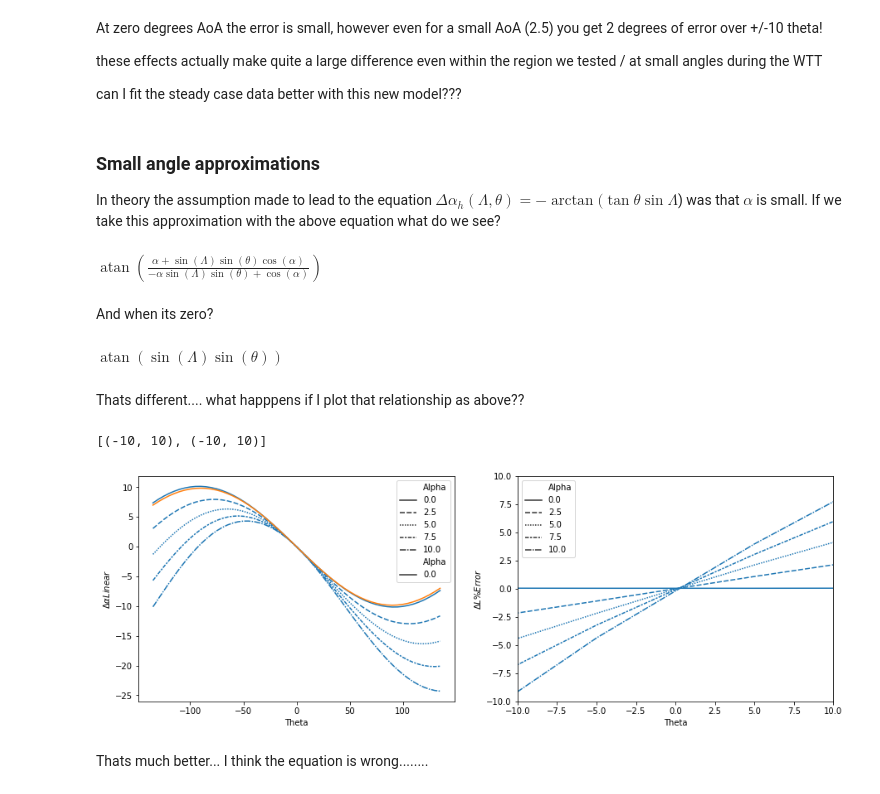
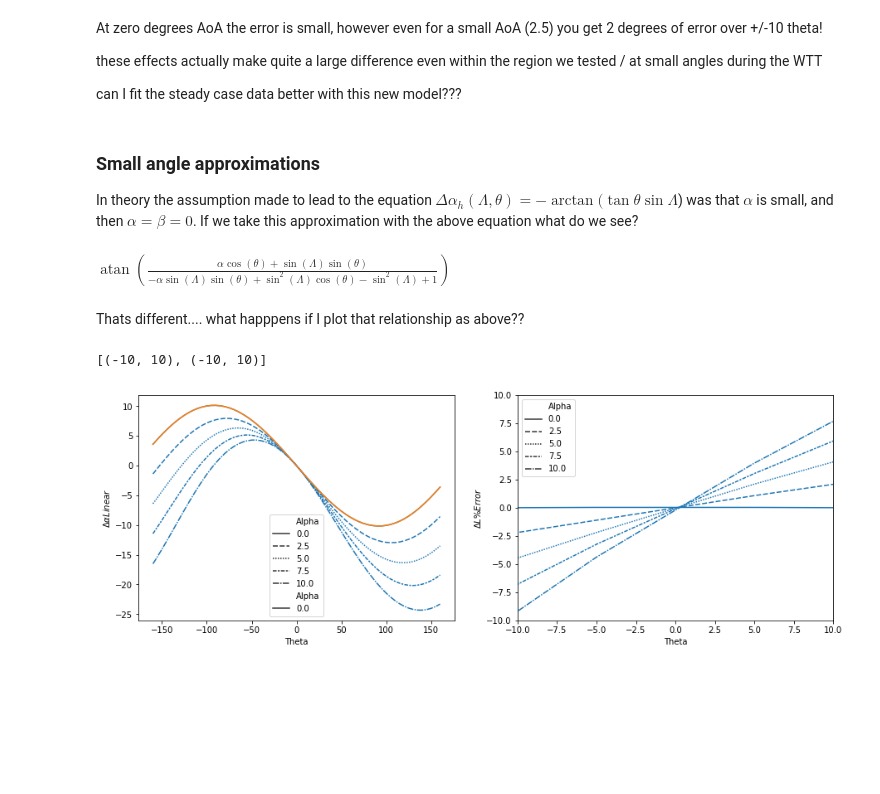
Before and after one commit to fh9g12/FwtModels, a Jupyter notebook: 7_HowDoesDeltaAlphaReallyVary.ipynb, the cells around one changed output. Drawn from its saved outputs; the diff is of its cells as text; code cells hidden in the pictures; blank space fills up the shorter version.

```diff
--- a/7_HowDoesDeltaAlphaReallyVary.ipynb
+++ b/7_HowDoesDeltaAlphaReallyVary.ipynb
@@ -55,8 +57,7 @@ import matplotlib.pyplot as plt
 # %%
 ## a/c to wind transform
 alpha,beta = sym.symbols(['alpha','beta'])
-V_Ac = sym.rot_axis2(-alpha)*sym.rot_axis3(-beta)  # transform from a/c to the velocity frame
-Ac_V = V_Ac**-1                                    # transform from velocity frame to a/c
+Ac_V = sym.rot_axis3(beta)*sym.rot_axis2(alpha)   # transform from a/c to the velocity frame
 
 
 ## a/c to Hinge transform
@@ -78,5 +79,6 @@ Vv = sym.Matrix([u,0,0])
 Vh = H_V * Vv
 
 f = sym.lambdify((alpha,beta,Lambda,theta,u),Vh)
+sym.print_latex(sym.simplify(Vh[2]/Vh[0]))
 Vh
 # %% [output]
@@ -98,10 +101,10 @@ This is assuming the cross flow has a negligable effect on the aerodynamics...
 
 Below I am going to calculate this velocity vector for multiple instances of each of the variables, we will then explore the parameter space.
 # %%
-AoAs = np.linspace(-10,10,9)
-Thetas = np.linspace(-135,135,55)
+AoAs = np.linspace(-10,10,5)
+Thetas = np.linspace(-180,180,137)
 Lambdas = np.linspace(-25,25,11)
-Betas = np.linspace(-25,25,11)
+Betas = np.array([0])
 
 dat = []
 
@@ -182,7 +259,9 @@ $\Delta L \propto u_h^2\Delta\alpha_h$
 
 Plotting this change for the same cases as above...
 # %%
-df['Delta Lift'] = df['u_h']*df['u_h']*np.deg2rad(df['DeltaAlpha_h'])
+AoA_e = np.deg2rad(df['DeltaAlpha_h'])
+df['Delta Lift'] = df['u_h']*df['u_h']*AoA_e
+# df['Delta Lift'] = df['u_h']*df['u_h']*AoA_e*np.cos(AoA_e)
 
 d = df[(pd.Series((np.isin(df['Lambda'],[-25,-20,-15,-10,-5,0])))) & (df['Alpha']==0) & (df['Beta']==0)]
 
@@ -265,43 +355,38 @@ can I fit the steady case data better with this new model???
 # %% [markdown]
 ### Small angle approximations
 
-In theory the assumption made to lead to the equation $\Delta\alpha_h(\Lambda,\theta) = -\arctan(\tan{\theta} \sin{\Lambda}$) was that $\alpha$ is small. If we take this approximation with the above equation what do we see?
+In theory the assumption made to lead to the equation $\Delta\alpha_h(\Lambda,\theta) = -\arctan(\tan{\theta} \sin{\Lambda}$) was that $\alpha$ is small, and then $\alpha = \beta = 0$. If we take this approximation with the above equation what do we see?
 # %%
 st = sym.sin(alpha)
 ct = sym.cos(alpha)
-Vh_lin = Vh.subs({beta:0,st:alpha,sym.cos(theta):1})
+Vh_lin = Vh.subs({beta:0,st:alpha,ct:1})
+sym.trigsimp(sym.atan(Vh_lin[2]/Vh_lin[0])).subs(alpha,0)
 sym.trigsimp(sym.atan(Vh_lin[2]/Vh_lin[0]))
 # %% [output]
-$\displaystyle \operatorname{atan}{\left(\frac{\alpha + \sin{\left(\Lambda \right)} \sin{\left(\theta \right)} \cos{\left(\alpha \right)}}{- \alpha \sin{\left(\Lambda \right)} \sin{\left(\theta \right)} + \cos{\left(\alpha \right)}} \right)}$
+$\displaystyle \operatorname{atan}{\left(\frac{\alpha \cos{\left(\theta \right)} + \sin{\left(\Lambda \right)} \sin{\left(\theta \right)}}{- \alpha \sin{\left(\Lambda \right)} \sin{\left(\theta \right)} + \sin^{2}{\left(\Lambda \right)} \cos{\left(\theta \right)} - \sin^{2}{\left(\Lambda \right)} + 1} \right)}$
-# %% [markdown]
-And when its zero?
-# %%
-sym.trigsimp(sym.atan(Vh_lin[2]/Vh_lin[0])).subs(alpha,0)
-# %% [output]
-$\displaystyle \operatorname{atan}{\left(\sin{\left(\Lambda \right)} \sin{\left(\theta \right)} \right)}$
 # %% [markdown]
 Thats different.... what happpens if I plot that relationship as above??
 # %%
 # add linear terms to the main pandas array
-df[dAlphaLin] =np.rad2deg(np.arctan(np.sin(np.deg2rad(df['Theta']))*np.sin(np.deg2rad(df['Lambda']))))
+sL = np.sin(np.deg2rad(df['Lambda']))
+t = np.deg2rad(df['Theta'])
+df[dAlphaLin] =np.rad2deg(np.arctan(sL*np.sin(t)/(sL**2*np.cos(t)-sL**2+1)))
 df[dLiftLin] = np.deg2rad(df[dAlphaLin])
 df[dAlphaErrorS] = df['DeltaAlpha_h']-df[dAlphaLin]
 df[dLiftError] = (np.round(df['Delta Lift'],5)-df[dLiftLin])/np.round(df['Delta Lift'],5)*100
 
 # get data to plot
 d = df[(pd.Series((np.isin(df['Alpha'],[0,2.5,5,7.5,10])))) & (df['Lambda']==-10) & (df['Beta']==0)]
 
 fig, axes = plt.subplots(1,2,figsize=(15,5))
 sns.lineplot(data = d,x='Theta',y='DeltaAlpha_h',style='Alpha',ax=axes[0])
 sns.lineplot(data = d,x='Theta',y= dLiftError ,style='Alpha',ax=axes[1])
 
 # plot the linear data ontop
 dLin = d[d['Alpha']==0]
 sns.lineplot(data = dLin,x='Theta',y=dAlphaLin, style='Alpha',ax=axes[0])
 #sns.lineplot(data = dLin,x='Theta',y=dLiftError, style='Alpha',ax=axes[1])
 axes[1].set(xlim=(-10,10),ylim=(-10,10))
 # %% [output]
 [(-10, 10), (-10, 10)]
-[figure, old version]
+[figure, new version]
-# %% [markdown]
-Thats much better... I think the equation is wrong........
```
Also changed, not shown: parts of 27 cells of this notebook, 8 other files.
